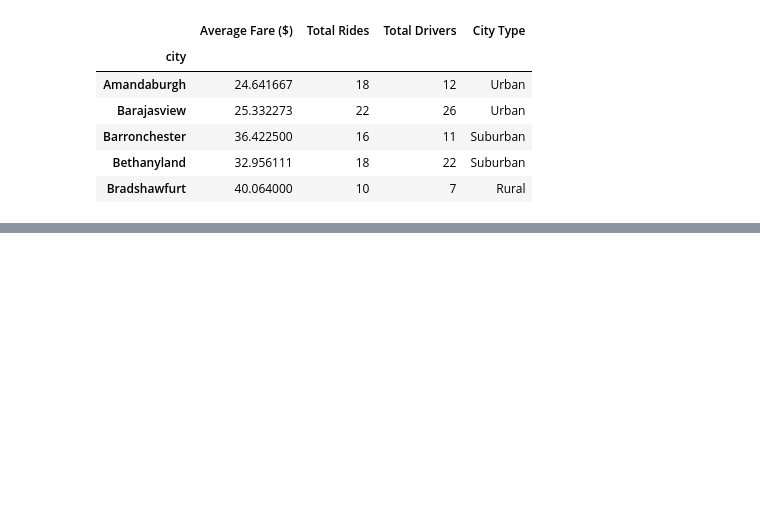
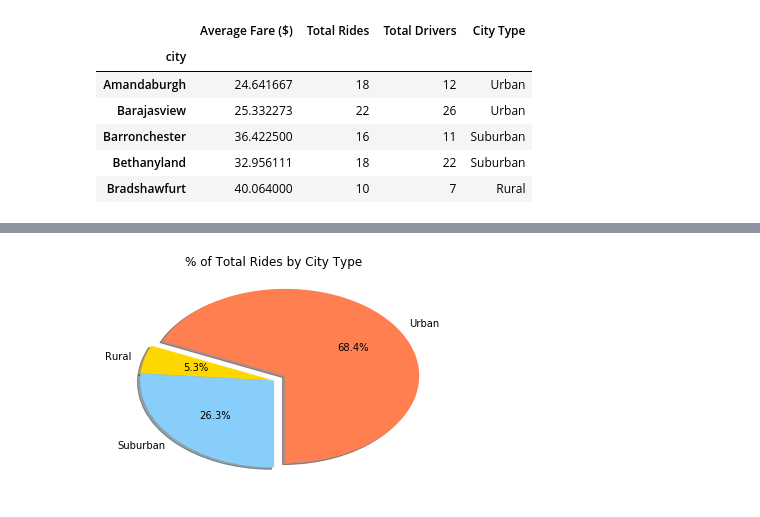
Before and after one commit to pickle-weasel/Matplotlib, a Jupyter notebook: Pyber.ipynb, the cells around one changed output, grey strips where cells are left out. Cells and saved outputs as stored; diff of their text form; code cells hidden in the pictures; blank space fills up the shorter version.

```diff
--- a/Pyber.ipynb
+++ b/Pyber.ipynb
@@ -81,0 +131,26 @@ SyntaxError: can't assign to literal (<ipython-input-119-e6e29c2812f4>, line 3)
+# %%
+# Calculate Ride Percents
+
+urban_ride_pct = ride_type_urban['ride_id'].count() / ride_data_complete['ride_id'].count() * 100
+suburban_ride_pct = ride_type_suburban['ride_id'].count() / ride_data_complete['ride_id'].count() * 100
+rural_ride_pct = ride_type_rural['ride_id'].count() / ride_data_complete['ride_id'].count() * 100
+
+# Build Pie Chart
+
+labels = ['Urban', 'Rural', 'Suburban']
+
+colors = ['coral', 'gold', 'lightskyblue']
+
+explode = (0.1, 0, 0)
+
+total_ride_pct = [urban_ride_pct, rural_ride_pct, suburban_ride_pct]
+
+# Save Figure
+
+plt.pie(total_ride_pct, explode=explode, labels=labels, colors=colors, autopct="%1.1f%%", shadow=True, startangle=270)
+
+plt.title('% of Total Rides by City Type')
+
+plt.show()
+# %% [output]
+[figure, added]
```
Also changed, not shown: parts of 8 cells of this notebook, 1 other file.
